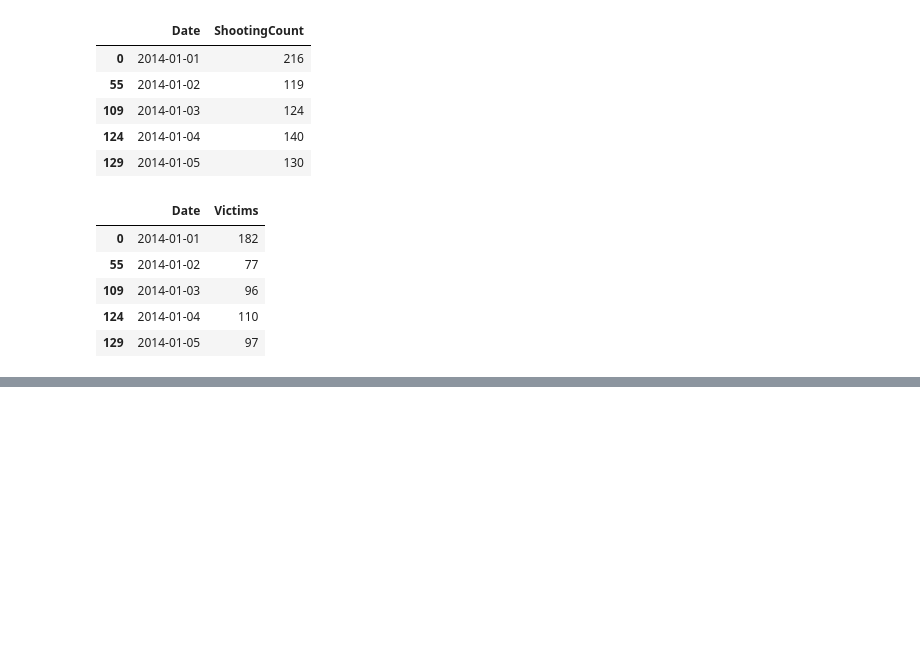
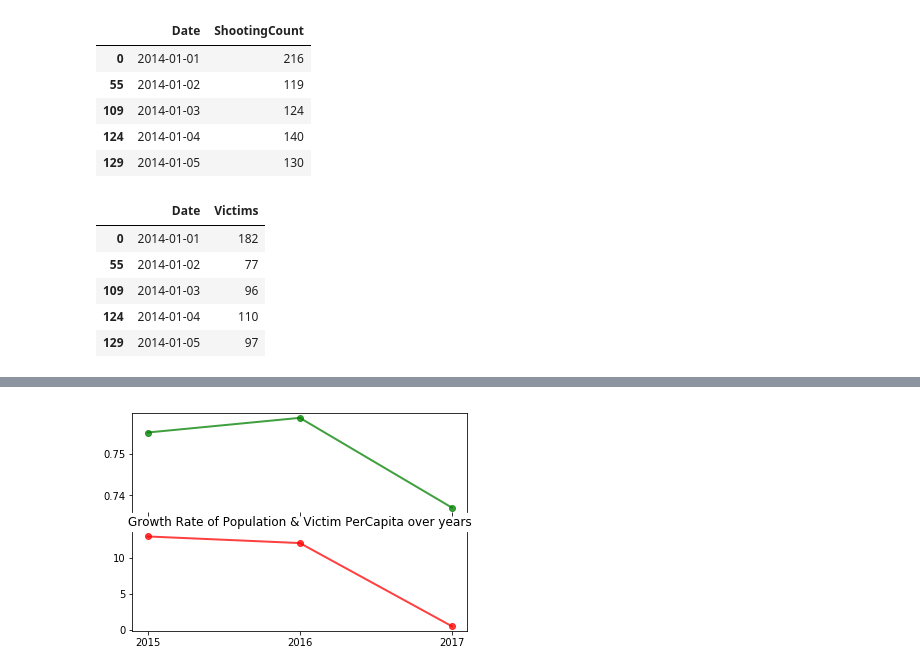
Before and after one commit to bencrutchfield/S-2Megabytes, a Jupyter notebook: 2014-2018 Gun Violence Data Analysis.ipynb, the cells around one changed output, grey strips where cells are left out. Cells and saved outputs as stored; diff of their text form; code cells hidden in the pictures; blank space fills up the shorter version.

```diff
--- a/2014-2018 Gun Violence Data Analysis.ipynb
+++ b/2014-2018 Gun Violence Data Analysis.ipynb
@@ -258,2 +403,13 @@ py.iplot(fig, filename = "Shooting and Victims by Time")
+# %%
+f, (ax, ax2) = plt.subplots(2, 1, sharex=True)
+# plt.plot(USVictims["Year"].astype(str), USVictims["PerCapita"], color="navy", linestyle='--',alpha=0.75,linewidth=2,marker="o")
+ax2.plot(USVictims["Year"].astype(str), USVictims["PerCapitaVictimRate"], color="red", linestyle='-',alpha=0.75,linewidth=2,marker="o")
+ax.plot(USVictims["Year"].astype(str), USVictims["PopGrowthRate"], color="green", linestyle='-',alpha=0.75,linewidth=2,marker="o")
+ax.spines['bottom'].set_visible(False)
+ax2.spines['top'].set_visible(False)
+plt.title("Growth Rate of Population & Victim PerCapita over years")
+plt.savefig('GrowthRate.png', dpi = 300)
+# %% [output]
+[figure, added]
 # %%
 # Number of killed by state
```
Also changed, not shown: parts of 23 cells of this notebook, 5 other files.
